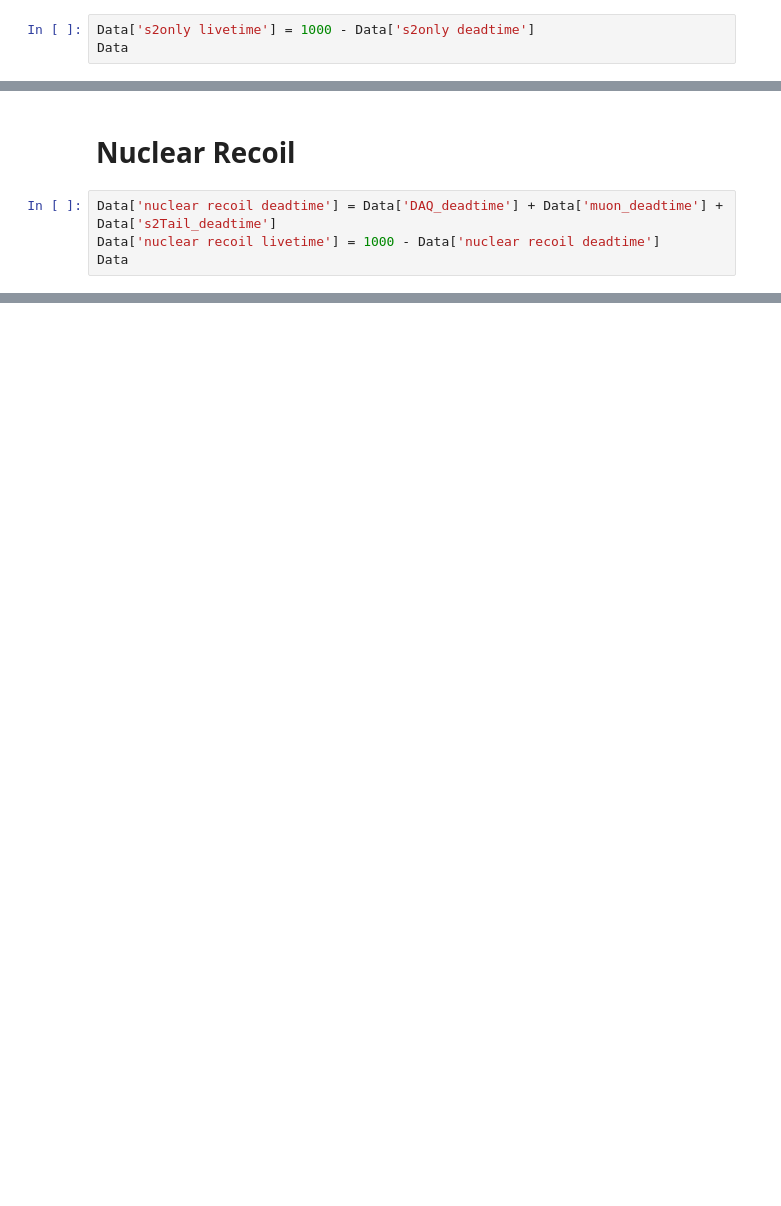
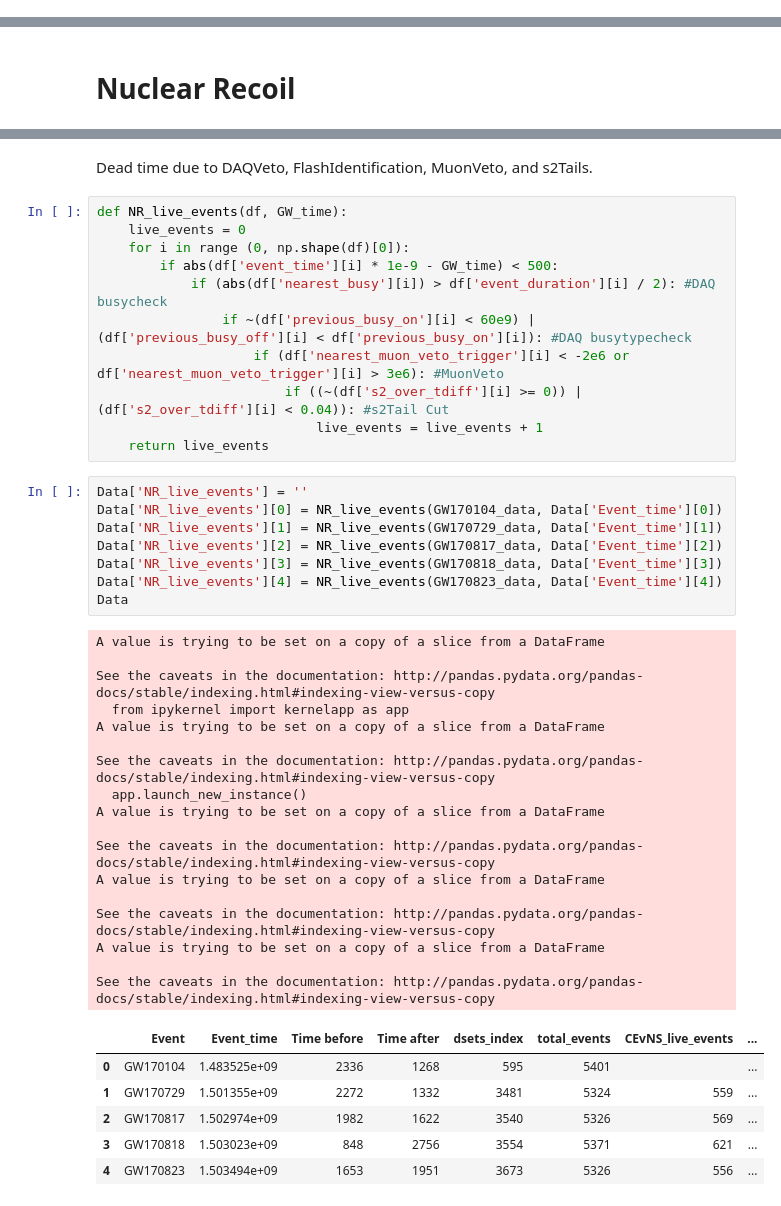
Before and after one commit to XENON1T/Gravitational-Waves, a Jupyter notebook: livetime.ipynb, the cells around one changed output, grey strips where cells are left out. Cells and saved outputs as stored; diff of their text form; blank space fills up the shorter version.

```diff
--- a/livetime.ipynb
+++ b/livetime.ipynb
@@ -427,3 +425,0 @@ Data['s2only deadtime'] = Data['muon_deadtime'] + Data['DAQ_deadtime'] + 2
-# %%
-Data['s2only livetime'] = 1000 - Data['s2only deadtime']
-Data
@@ -437,6 +426,2 @@ Data
 # %% [markdown]
 # Nuclear Recoil
-# %%
-Data['nuclear recoil deadtime'] = Data['DAQ_deadtime'] + Data['muon_deadtime'] + Data['s2Tail_deadtime']
-Data['nuclear recoil livetime'] = 1000 - Data['nuclear recoil deadtime']
-Data
@@ -449,0 +428,45 @@ Data
+# %% [markdown]
+Dead time due to DAQVeto, FlashIdentification, MuonVeto, and s2Tails.
+# %%
+def NR_live_events(df, GW_time):
+    live_events = 0
+    for i in range (0, np.shape(df)[0]):
+        if abs(df['event_time'][i] * 1e-9 - GW_time) < 500:
+            if (abs(df['nearest_busy'][i]) > df['event_duration'][i] / 2): #DAQ busycheck
+                if ~(df['previous_busy_on'][i] < 60e9) | (df['previous_busy_off'][i] < df['previous_busy_on'][i]): #DAQ busytypecheck
+                    if (df['nearest_muon_veto_trigger'][i] < -2e6 or df['nearest_muon_veto_trigger'][i] > 3e6): #MuonVeto
+                        if ((~(df['s2_over_tdiff'][i] >= 0)) | (df['s2_over_tdiff'][i] < 0.04)): #s2Tail Cut
+                            live_events = live_events + 1
+    return live_events
+# %%
+Data['NR_live_events'] = ''
+Data['NR_live_events'][0] = NR_live_events(GW170104_data, Data['Event_time'][0])
+Data['NR_live_events'][1] = NR_live_events(GW170729_data, Data['Event_time'][1])
+Data['NR_live_events'][2] = NR_live_events(GW170817_data, Data['Event_time'][2])
+Data['NR_live_events'][3] = NR_live_events(GW170818_data, Data['Event_time'][3])
+Data['NR_live_events'][4] = NR_live_events(GW170823_data, Data['Event_time'][4])
+Data
+# %% [output]
+A value is trying to be set on a copy of a slice from a DataFrame
+
+See the caveats in the documentation: http://pandas.pydata.org/pandas-docs/stable/indexing.html#indexing-view-versus-copy
+  from ipykernel import kernelapp as app
+A value is trying to be set on a copy of a slice from a DataFrame
+
+See the caveats in the documentation: http://pandas.pydata.org/pandas-docs/stable/indexing.html#indexing-view-versus-copy
+  app.launch_new_instance()
+A value is trying to be set on a copy of a slice from a DataFrame
+
+See the caveats in the documentation: http://pandas.pydata.org/pandas-docs/stable/indexing.html#indexing-view-versus-copy
+A value is trying to be set on a copy of a slice from a DataFrame
+
+See the caveats in the documentation: http://pandas.pydata.org/pandas-docs/stable/indexing.html#indexing-view-versus-copy
+A value is trying to be set on a copy of a slice from a DataFrame
+
+See the caveats in the documentation: http://pandas.pydata.org/pandas-docs/stable/indexing.html#indexing-view-versus-copy
+|  | Event | Event_time | Time before | Time after | dsets_index | total_events | CEvNS_live_events | ... |
+| 0 | GW170104 | 1.483525e+09 | 2336 | 1268 | 595 | 5401 |  | ... |
+| 1 | GW170729 | 1.501355e+09 | 2272 | 1332 | 3481 | 5324 | 559 | ... |
+| 2 | GW170817 | 1.502974e+09 | 1982 | 1622 | 3540 | 5326 | 569 | ... |
+| 3 | GW170818 | 1.503023e+09 | 848 | 2756 | 3554 | 5371 | 621 | ... |
+| 4 | GW170823 | 1.503494e+09 | 1653 | 1951 | 3673 | 5326 | 556 | ... |
```
Also changed, not shown: parts of 66 cells of this notebook.
